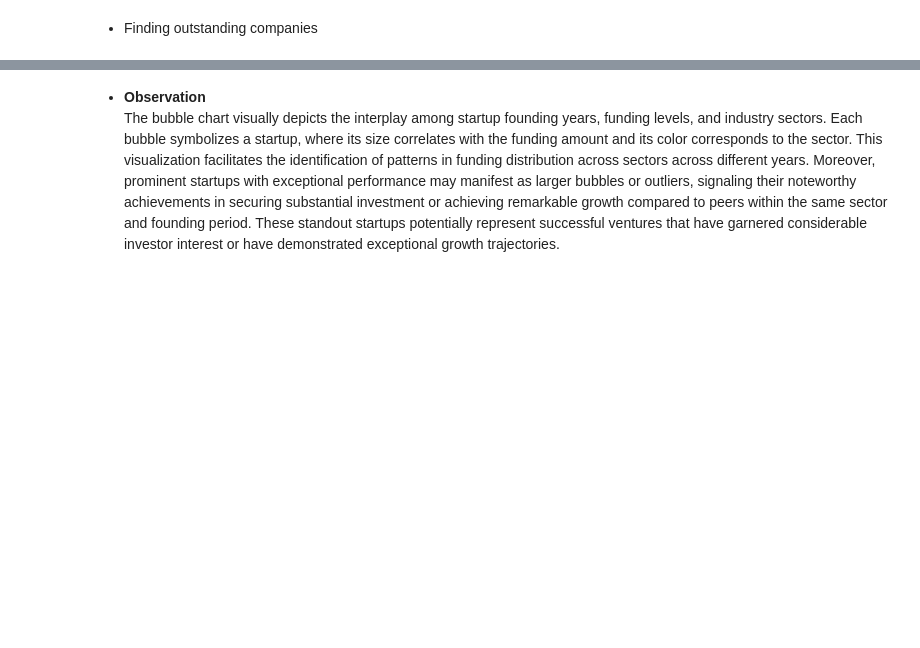
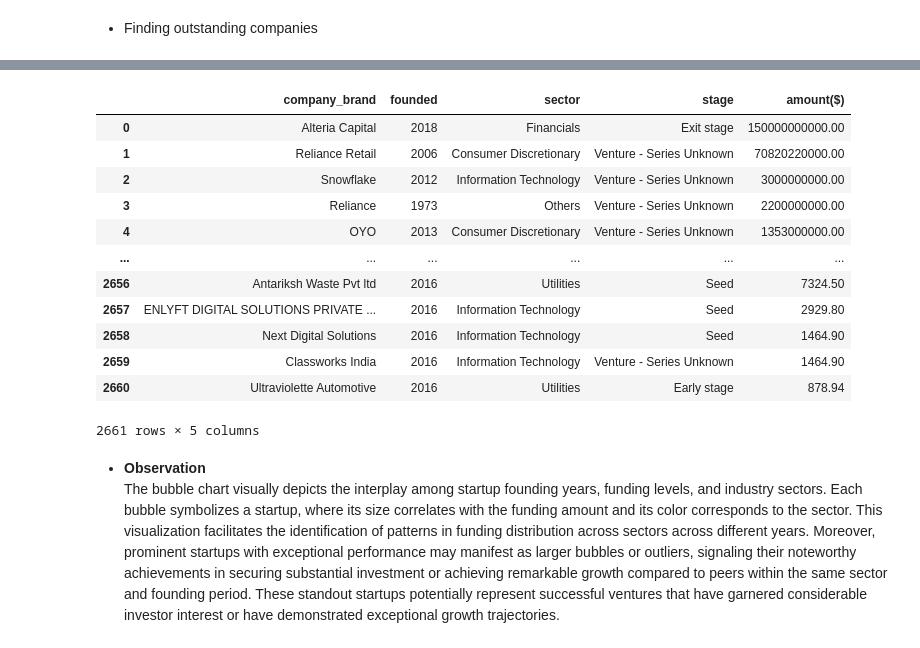
Before and after one commit to D0nG4667/indian_start_up_funding_analysis, a Jupyter notebook: indian_start_up_funding_analysis.ipynb, the cells around one changed output, grey strips where cells are left out. Saved outputs shown, nothing was run; the diff lists cells and outputs as text; code cells hidden in the pictures; blank space fills up the shorter version.

```diff
--- a/indian_start_up_funding_analysis.ipynb
+++ b/indian_start_up_funding_analysis.ipynb
@@ -626,9 +626,9 @@ def clean_with_corrections(df, column_name, corrections):
 # Define the corrections dictionary for company_brand column
 corrections = {
     "Byju's": "Byju",
-    'Retail': '',
-    'Ventures': '',
-    'Ltd': ''
+    'Ltd': '',
+    'Ventures': ''
+
 }
 
 # Apply the correction function to company_brand column
@@ -2993,3 +2942,19 @@ final_dataset.groupby(['company_brand'])['amount($)'].sum().sort_values(ascendin
+# %%
+plot_data
+# %% [output]
+|  | company_brand | founded | sector | stage | amount($) |
+| 0 | Alteria Capital | 2018 | Financials | Exit stage | 150000000000.00 |
+| 1 | Reliance Retail | 2006 | Consumer Discretionary | Venture - Series Unknown | 70820220000.00 |
+| 2 | Snowflake | 2012 | Information Technology | Venture - Series Unknown | 3000000000.00 |
+| 3 | Reliance | 1973 | Others | Venture - Series Unknown | 2200000000.00 |
+| 4 | OYO | 2013 | Consumer Discretionary | Venture - Series Unknown | 1353000000.00 |
+| ... | ... | ... | ... | ... | ... |
+| 2656 | Antariksh Waste Pvt ltd | 2016 | Utilities | Seed | 7324.50 |
+| 2657 | ENLYFT DIGITAL SOLUTIONS PRIVATE ... | 2016 | Information Technology | Seed | 2929.80 |
+| 2658 | Next Digital Solutions | 2016 | Information Technology | Seed | 1464.90 |
+| 2659 | Classworks India | 2016 | Information Technology | Venture - Series Unknown | 1464.90 |
+| 2660 | Ultraviolette Automotive | 2016 | Utilities | Early stage | 878.94 |
+2661 rows × 5 columns
 # %%
 # Create the plot data
 plot_data = (
```
Also changed, not shown: parts of 13 cells of this notebook, 1 other file.
